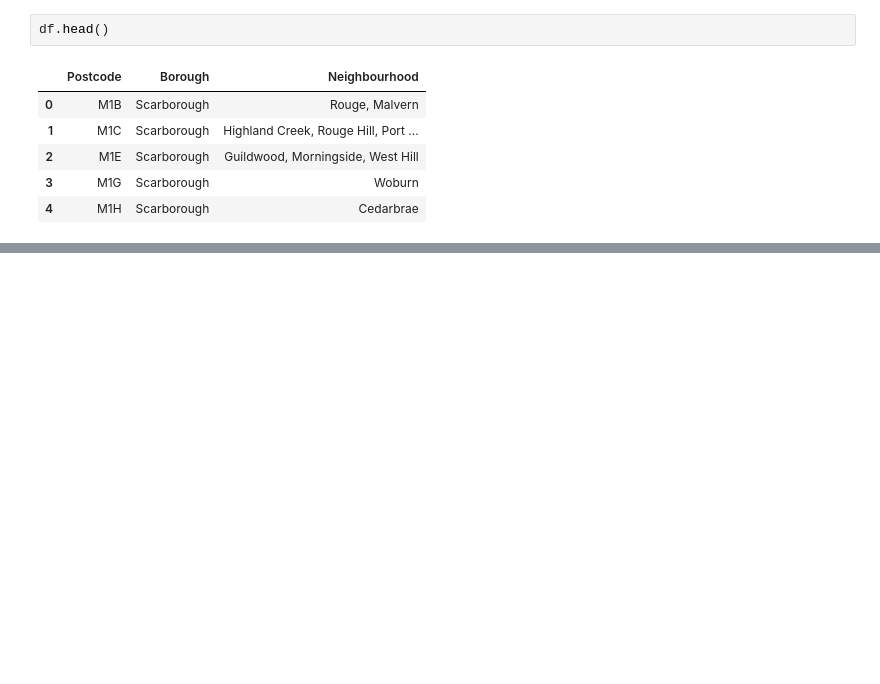
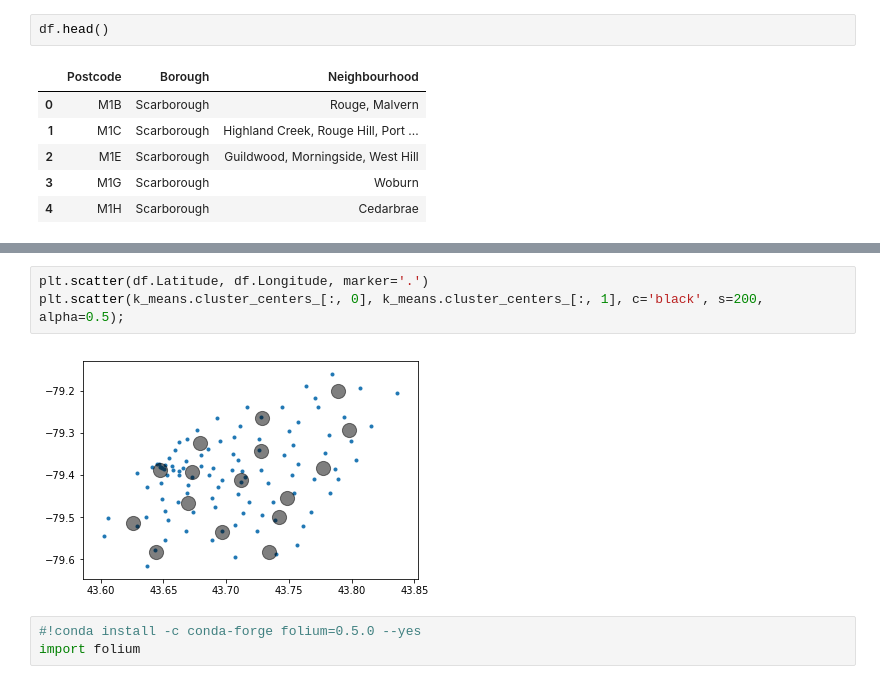
Before and after one commit to fenom/Coursera_Capstone, a Jupyter notebook: Toronto Neighborhoods.ipynb, the cells around one changed output, grey strips where cells are left out. Drawn from its saved outputs; the diff is of its cells as text; blank space fills up the shorter version.

```diff
--- a/Toronto Neighborhoods.ipynb
+++ b/Toronto Neighborhoods.ipynb
@@ -73,0 +61,8 @@ pd.merge(df, pd.read_csv('Geospatial_data'), left_on='county_ID', right_on='Post
+# %%
+plt.scatter(df.Latitude, df.Longitude, marker='.')
+plt.scatter(k_means.cluster_centers_[:, 0], k_means.cluster_centers_[:, 1], c='black', s=200, alpha=0.5);
+# %% [output]
+[figure, added]
+# %%
+#!conda install -c conda-forge folium=0.5.0 --yes
+import folium
```
Also changed, not shown: parts of 9 cells of this notebook.
